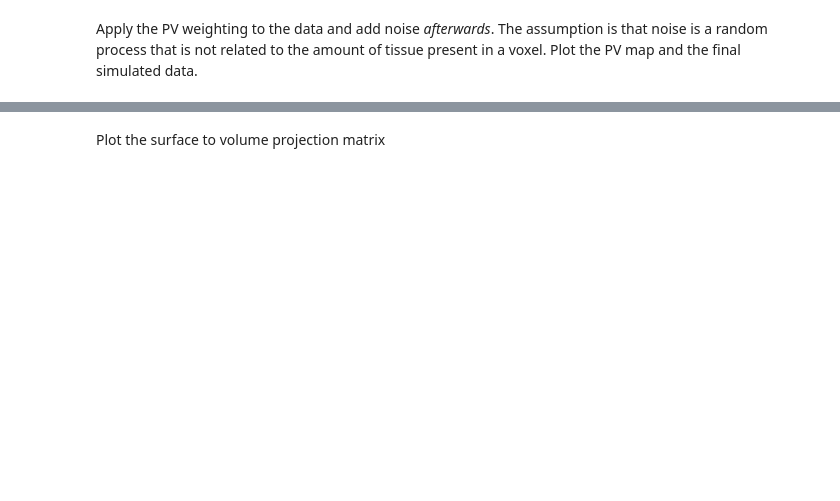
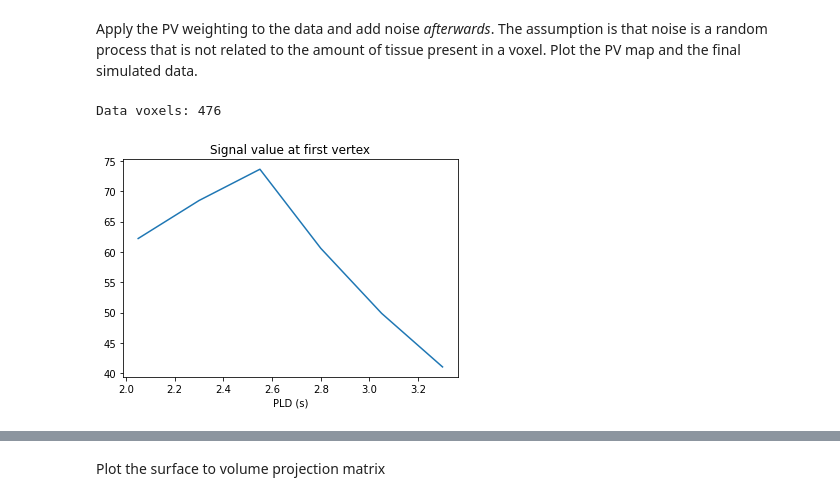
Before and after one commit to physimals/svb, a Jupyter notebook: surf_demo.ipynb, the cells around one changed output, grey strips where cells are left out. Cells and saved outputs as stored; diff of their text form; code cells hidden in the pictures; blank space fills up the shorter version.

```diff
--- a/surf_demo.ipynb
+++ b/surf_demo.ipynb
@@ -129,2 +109,30 @@ Mean vertices per voxel: 6.148225469728601
 # %% [markdown]
 Apply the PV weighting to the data and add noise *afterwards*. The assumption is that noise is a random process that is not related to the amount of tissue present in a voxel. Plot the PV map and the final simulated data.
+# %%
+plds = np.arange(0.25, 1.75, 0.25)
+repeats = 10
+data = np.zeros(3*[sq_len] + [ repeats * plds.size ])
+surf_model = SurfaceModel(data, surfaces={'LMS': mid_surf}, projector=projector, mask=vol_mask)
+asl_model = AslRestModel(surf_model, plds=plds, repeats=repeats, casl=True)
+tpts = asl_model.tpts()
+# %% [output]
+Data voxels: 476
+# %%
+CBF = 60
+ATT = 0.75
+NOISE_VAR = 0.0
+
+ftiss = CBF * np.ones([surf_model.n_nodes, tpts.size], dtype=np.float32)
+deltiss = ATT * np.ones([surf_model.n_nodes, tpts.size], dtype=np.float32)
+
+sess = tf.Session()
+surf_data = sess.run(asl_model.evaluate([ftiss, deltiss], tpts))
+sess.close()
+
+fig = plt.figure()
+plt.plot(tpts, surf_data[0,:])
+plt.title('Signal value at first vertex')
+plt.xlabel('PLD (s)')
+plt.show()
+# %% [output]
+[figure, added]
```
Also changed, not shown: parts of 14 cells of this notebook, 3 other files.
